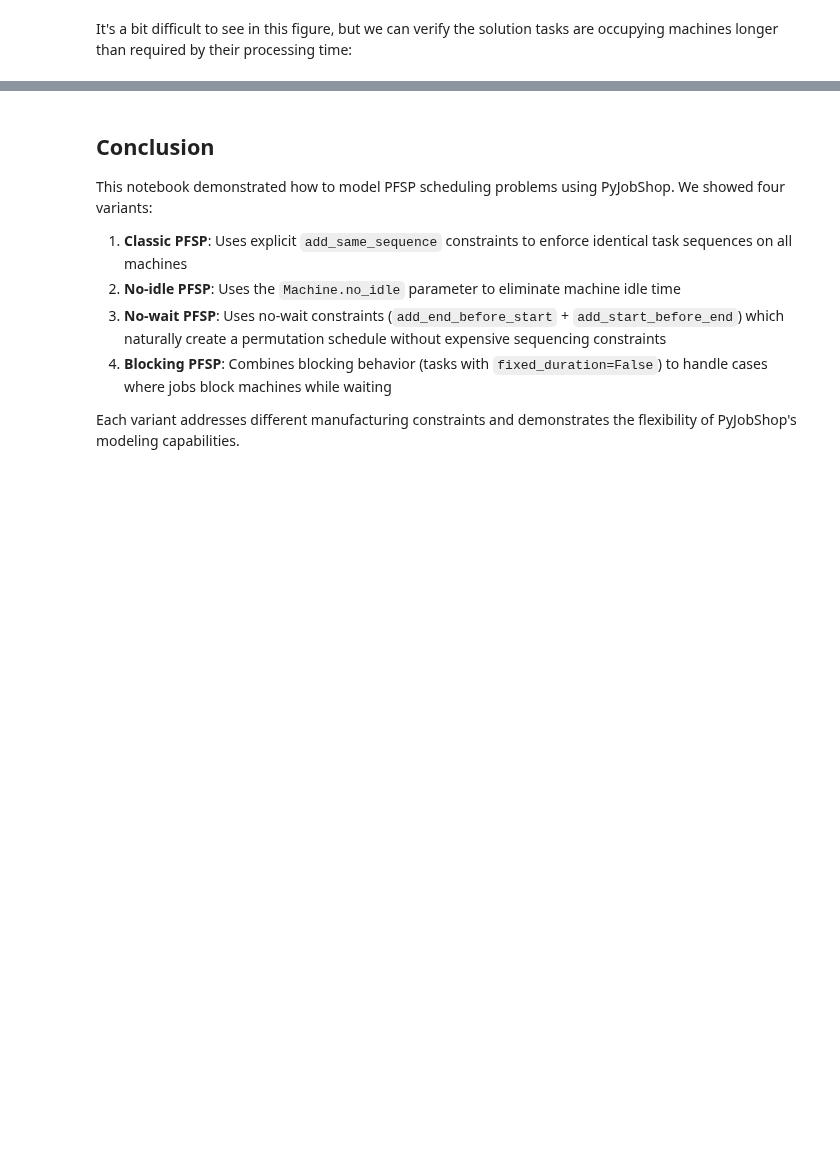
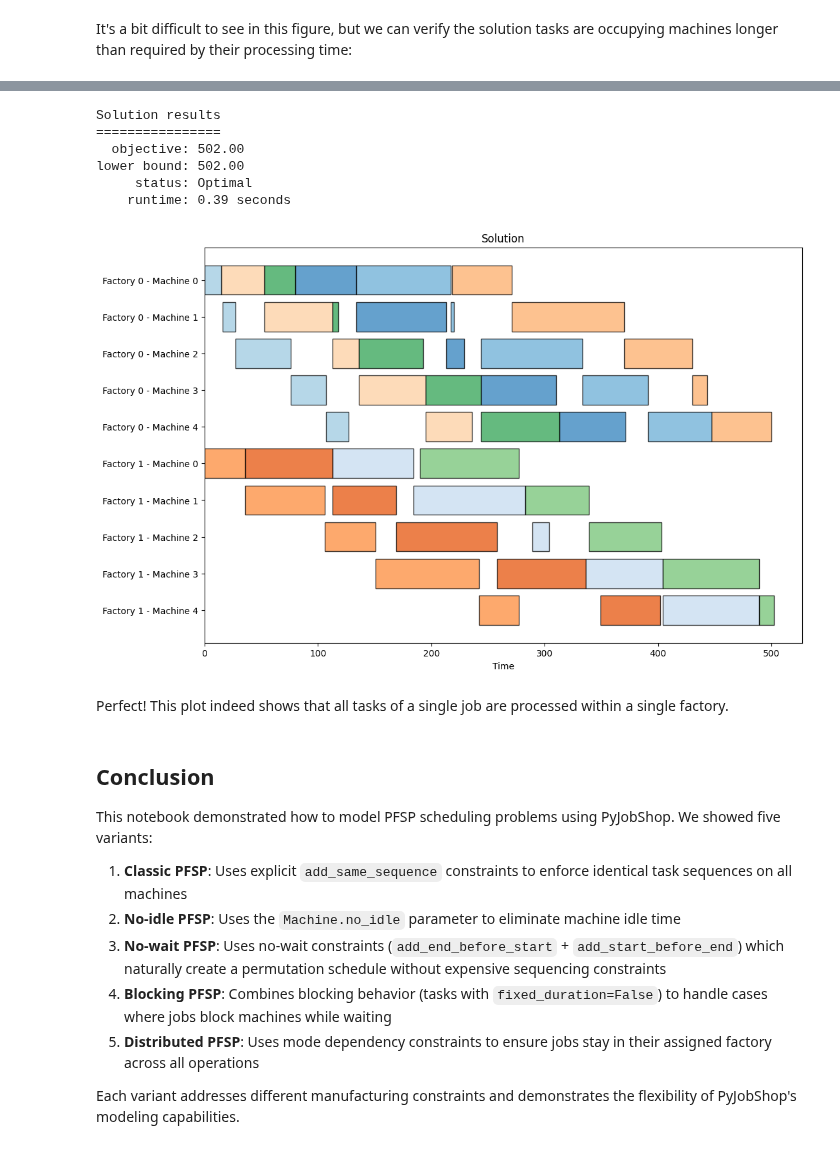
Before and after one commit to PyJobShop/PyJobShop, a Jupyter notebook: examples/permutation_flow_shop.ipynb, the cells around one changed output, grey strips where cells are left out. Cells and saved outputs as stored; diff of their text form; code cells hidden in the pictures; blank space fills up the shorter version.

```diff
--- a/examples/permutation_flow_shop.ipynb
+++ b/examples/permutation_flow_shop.ipynb
@@ -257,0 +306,6 @@ actual = 77 | processing = 56 | block = 21
+# %%
+for factory_idx in range(num_factories):
+    for idx1, idx2 in pairwise(range(num_machines)):
+        machine1 = machines[factory_idx][idx1]
+        machine2 = machines[factory_idx][idx2]
+        model.add_same_sequence(machine1, machine2)
@@ -257,0 +314,10 @@ actual = 77 | processing = 56 | block = 21
+# %%
+modes = np.empty((num_factories, num_jobs, num_machines), dtype=object)
+for factory_idx in range(num_factories):
+    for machine_idx in range(num_machines):
+        for job_idx in range(num_jobs):
+            task = tasks[job_idx, machine_idx]
+            machine = machines[factory_idx][machine_idx]
+            duration = DURATIONS[job_idx, machine_idx]
+            mode = model.add_mode(task, machine, duration=duration)
+            modes[factory_idx, job_idx, machine_idx] = mode
@@ -258,11 +334,33 @@ actual = 77 | processing = 56 | block = 21
+# %%
+for factory_idx in range(num_factories):
+    for job_idx in range(num_jobs):
+        for mode1, mode2 in pairwise(modes[factory_idx, job_idx, :]):
+            model.add_mode_dependency(mode1, [mode2])
+# %%
+result = model.solve(display=False)
+print(result)
+# %% [output]
+Solution results
+================
+  objective: 502.00
+lower bound: 502.00
+     status: Optimal
+    runtime: 0.39 seconds
+# %%
+plot_machine_gantt(result.best, model.data())
+# %% [output]
+[figure, added]
+# %% [markdown]
+Perfect! This plot indeed shows that all tasks of a single job are processed within a single factory.
 # %% [markdown]
 ## Conclusion
 
-This notebook demonstrated how to model PFSP scheduling problems using PyJobShop. We showed four variants:
+This notebook demonstrated how to model PFSP scheduling problems using PyJobShop. We showed five variants:
 
 1. **Classic PFSP**: Uses explicit `add_same_sequence` constraints to enforce identical task sequences on all machines
 2. **No-idle PFSP**: Uses the `Machine.no_idle` parameter to eliminate machine idle time
 3. **No-wait PFSP**: Uses no-wait constraints (`add_end_before_start` + `add_start_before_end`) which naturally create a permutation schedule without expensive sequencing constraints
 4. **Blocking PFSP**: Combines blocking behavior (tasks with `fixed_duration=False`) to handle cases where jobs block machines while waiting
+5. **Distributed PFSP**: Uses mode dependency constraints to ensure jobs stay in their assigned factory across all operations
 
 Each variant addresses different manufacturing constraints and demonstrates the flexibility of PyJobShop's modeling capabilities.
```
Also changed, not shown: parts of 19 cells of this notebook.
